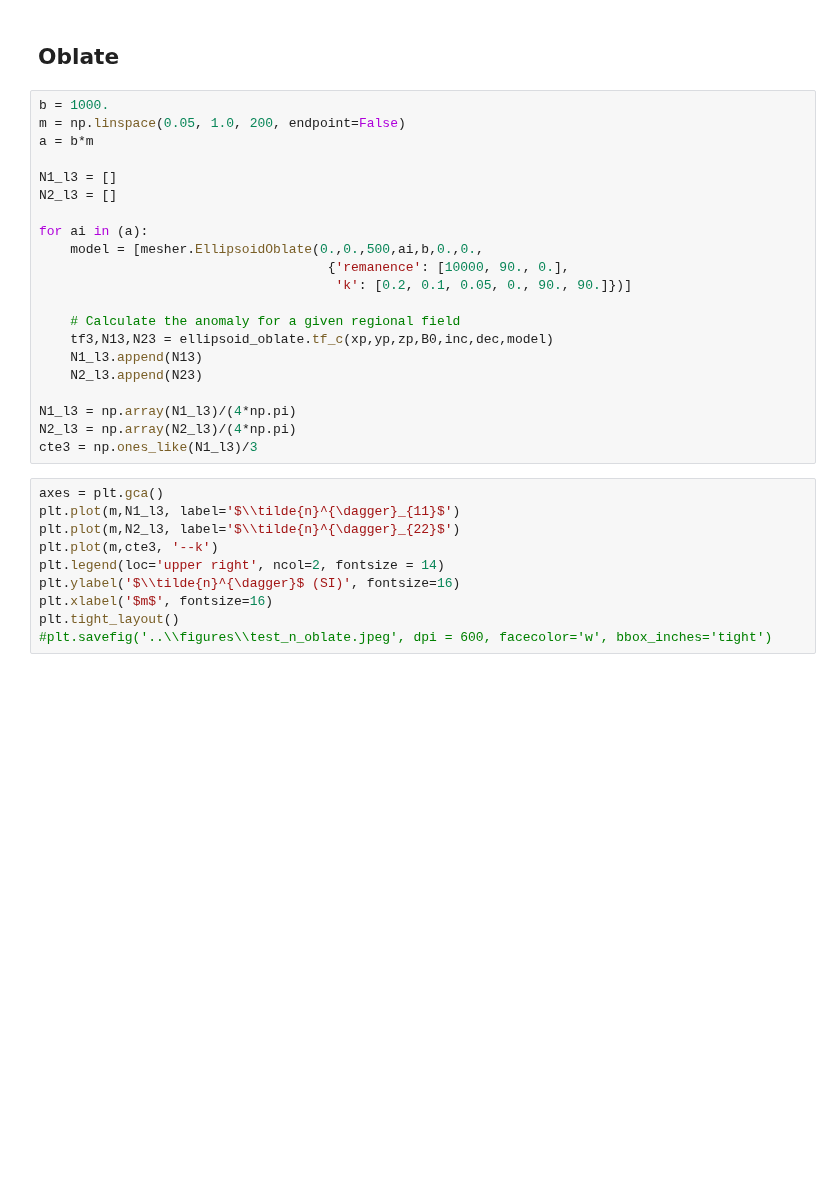
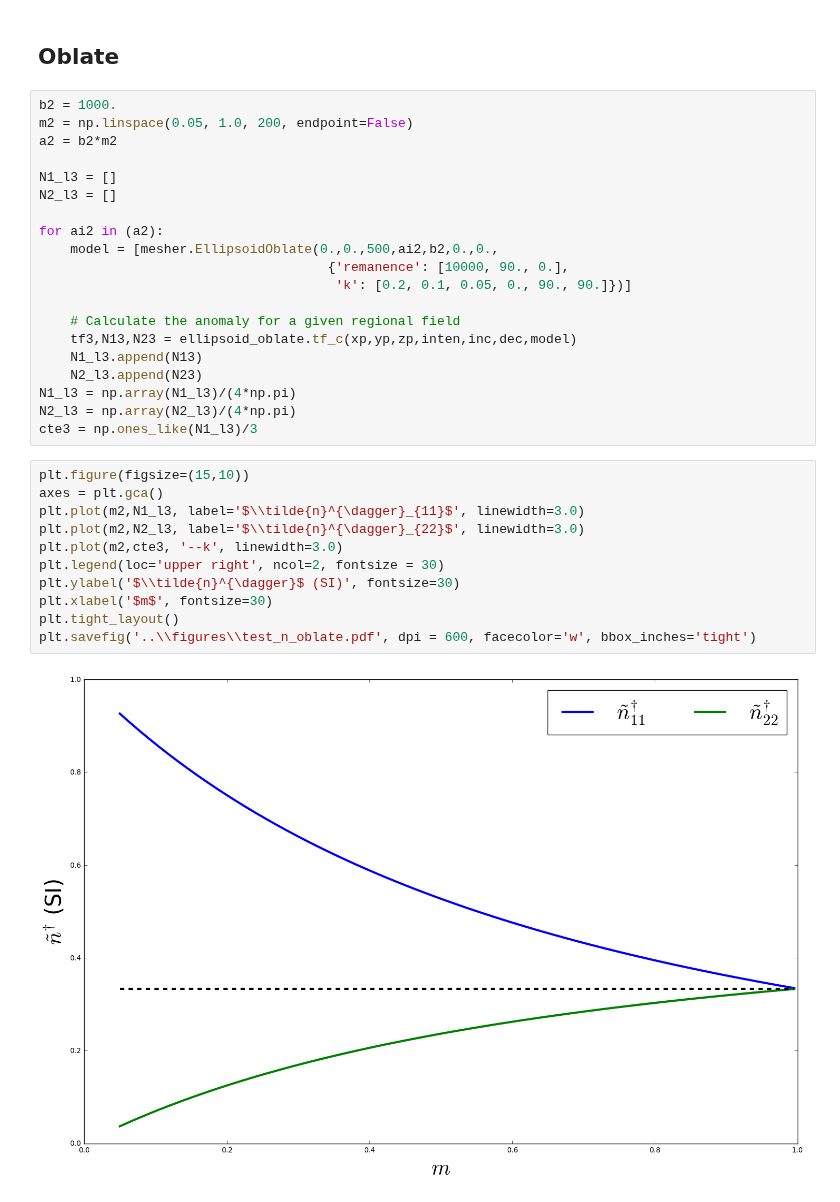
Before and after one commit to DiegoTaka/paper-magnetic-elipsoid, a Jupyter notebook: code/Teste N - Ellipsoids.ipynb, the cells around one changed output. Cells and saved outputs as stored; diff of their text form; blank space fills up the shorter version.

```diff
--- a/code/Teste N - Ellipsoids.ipynb
+++ b/code/Teste N - Ellipsoids.ipynb
@@ -101,33 +129,35 @@ plt.tight_layout()
 # %% [markdown]
 ## Oblate
 # %%
-b = 1000.
-m = np.linspace(0.05, 1.0, 200, endpoint=False)
-a = b*m
+b2 = 1000.
+m2 = np.linspace(0.05, 1.0, 200, endpoint=False)
+a2 = b2*m2
 
 N1_l3 = []
 N2_l3 = []
 
-for ai in (a):
-    model = [mesher.EllipsoidOblate(0.,0.,500,ai,b,0.,0.,
+for ai2 in (a2):
+    model = [mesher.EllipsoidOblate(0.,0.,500,ai2,b2,0.,0.,
                                      {'remanence': [10000, 90., 0.],
                                       'k': [0.2, 0.1, 0.05, 0., 90., 90.]})]
 
     # Calculate the anomaly for a given regional field
-    tf3,N13,N23 = ellipsoid_oblate.tf_c(xp,yp,zp,B0,inc,dec,model)
+    tf3,N13,N23 = ellipsoid_oblate.tf_c(xp,yp,zp,inten,inc,dec,model)
     N1_l3.append(N13)
     N2_l3.append(N23)
-
 N1_l3 = np.array(N1_l3)/(4*np.pi)
 N2_l3 = np.array(N2_l3)/(4*np.pi)
 cte3 = np.ones_like(N1_l3)/3
 # %%
+plt.figure(figsize=(15,10))
 axes = plt.gca()
-plt.plot(m,N1_l3, label='$\\tilde{n}^{\dagger}_{11}$')
-plt.plot(m,N2_l3, label='$\\tilde{n}^{\dagger}_{22}$')
-plt.plot(m,cte3, '--k')
-plt.legend(loc='upper right', ncol=2, fontsize = 14)
-plt.ylabel('$\\tilde{n}^{\dagger}$ (SI)', fontsize=16)
-plt.xlabel('$m$', fontsize=16)
+plt.plot(m2,N1_l3, label='$\\tilde{n}^{\dagger}_{11}$', linewidth=3.0)
+plt.plot(m2,N2_l3, label='$\\tilde{n}^{\dagger}_{22}$', linewidth=3.0)
+plt.plot(m2,cte3, '--k', linewidth=3.0)
+plt.legend(loc='upper right', ncol=2, fontsize = 30)
+plt.ylabel('$\\tilde{n}^{\dagger}$ (SI)', fontsize=30)
+plt.xlabel('$m$', fontsize=30)
 plt.tight_layout()
-#plt.savefig('..\\figures\\test_n_oblate.jpeg', dpi = 600, facecolor='w', bbox_inches='tight')
+plt.savefig('..\\figures\\test_n_oblate.pdf', dpi = 600, facecolor='w', bbox_inches='tight')
+# %% [output]
+[figure, added]
```
Also changed, not shown: parts of 20 cells of this notebook, 10 other files.
